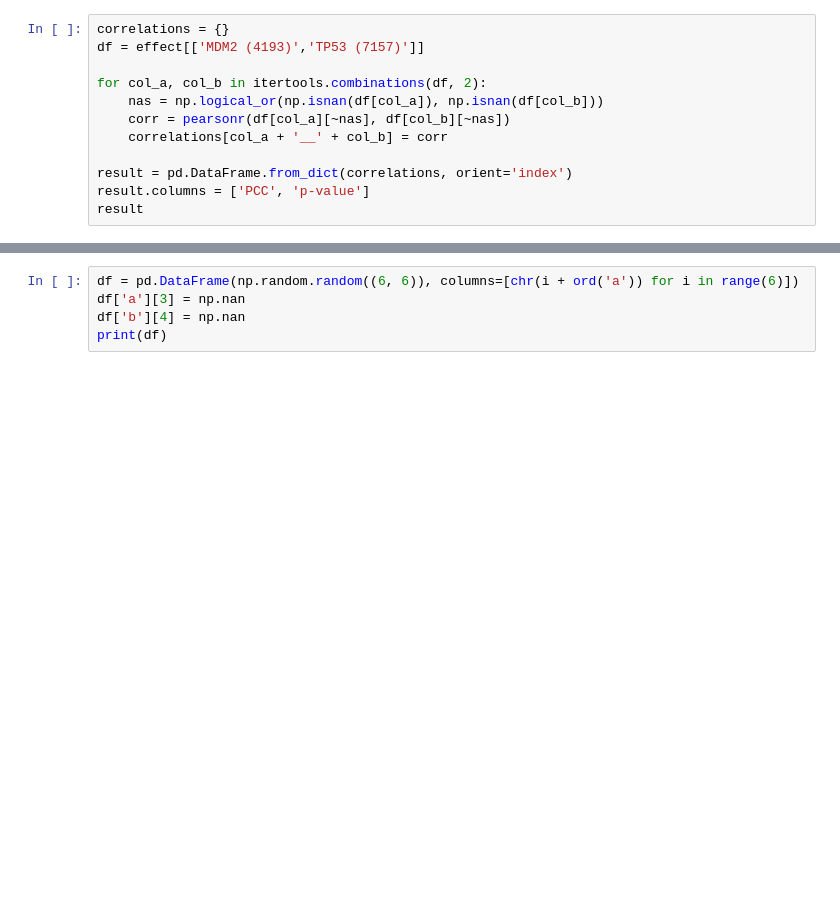
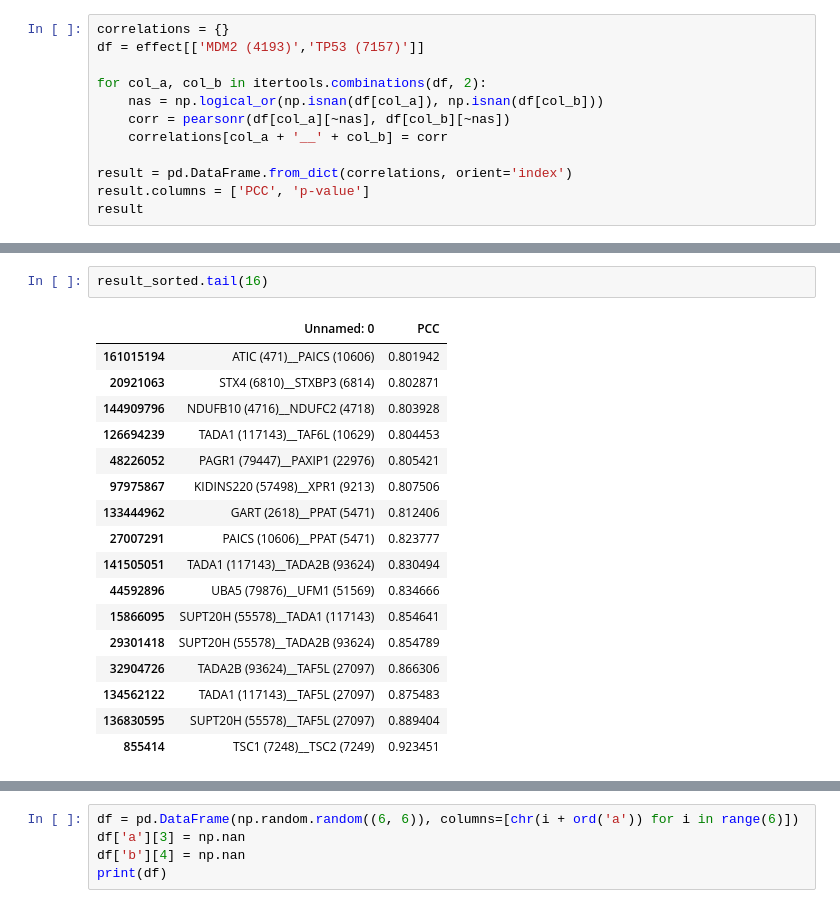
Before and after one commit to lannwal/projectlab, a Jupyter notebook: correlating_the_genes.ipynb, the cells around one changed output, grey strips where cells are left out. Cells and saved outputs as stored; diff of their text form; blank space fills up the shorter version.

```diff
--- a/correlating_the_genes.ipynb
+++ b/correlating_the_genes.ipynb
@@ -116,0 +141,20 @@ result
+# %%
+result_sorted.tail(16)
+# %% [output]
+|  | Unnamed: 0 | PCC |
+| 161015194 | ATIC (471)__PAICS (10606) | 0.801942 |
+| 20921063 | STX4 (6810)__STXBP3 (6814) | 0.802871 |
+| 144909796 | NDUFB10 (4716)__NDUFC2 (4718) | 0.803928 |
+| 126694239 | TADA1 (117143)__TAF6L (10629) | 0.804453 |
+| 48226052 | PAGR1 (79447)__PAXIP1 (22976) | 0.805421 |
+| 97975867 | KIDINS220 (57498)__XPR1 (9213) | 0.807506 |
+| 133444962 | GART (2618)__PPAT (5471) | 0.812406 |
+| 27007291 | PAICS (10606)__PPAT (5471) | 0.823777 |
+| 141505051 | TADA1 (117143)__TADA2B (93624) | 0.830494 |
+| 44592896 | UBA5 (79876)__UFM1 (51569) | 0.834666 |
+| 15866095 | SUPT20H (55578)__TADA1 (117143) | 0.854641 |
+| 29301418 | SUPT20H (55578)__TADA2B (93624) | 0.854789 |
+| 32904726 | TADA2B (93624)__TAF5L (27097) | 0.866306 |
+| 134562122 | TADA1 (117143)__TAF5L (27097) | 0.875483 |
+| 136830595 | SUPT20H (55578)__TAF5L (27097) | 0.889404 |
+| 855414 | TSC1 (7248)__TSC2 (7249) | 0.923451 |
```
Also changed, not shown: parts of 48 cells of this notebook, 2 other files.
